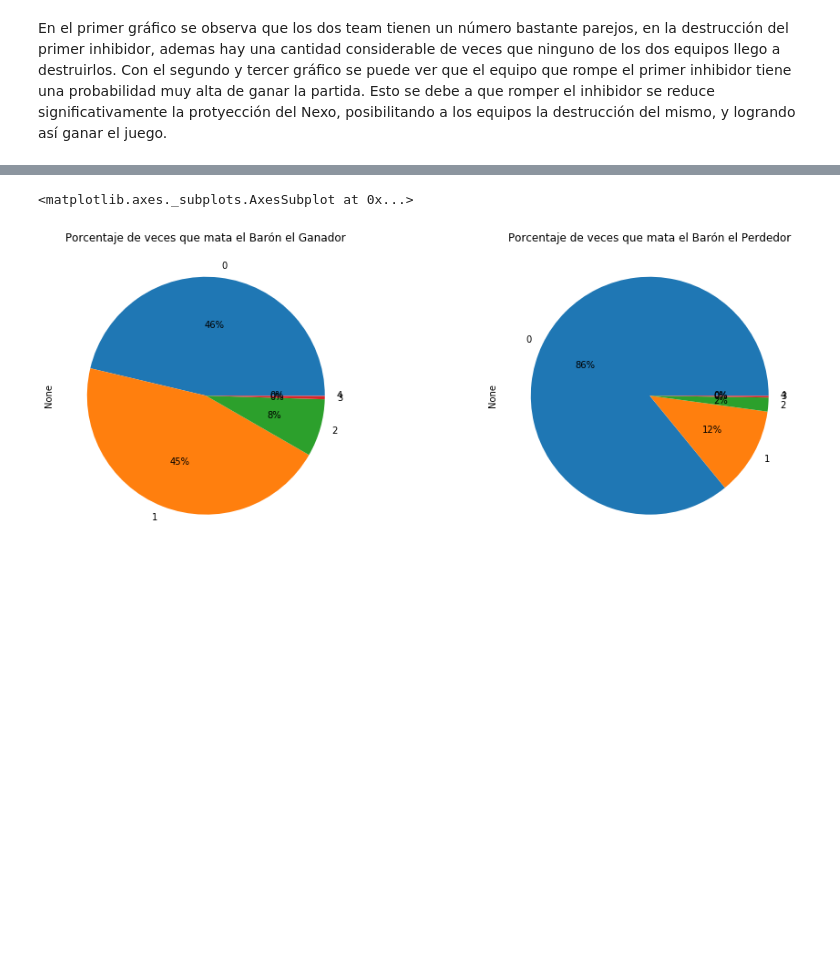
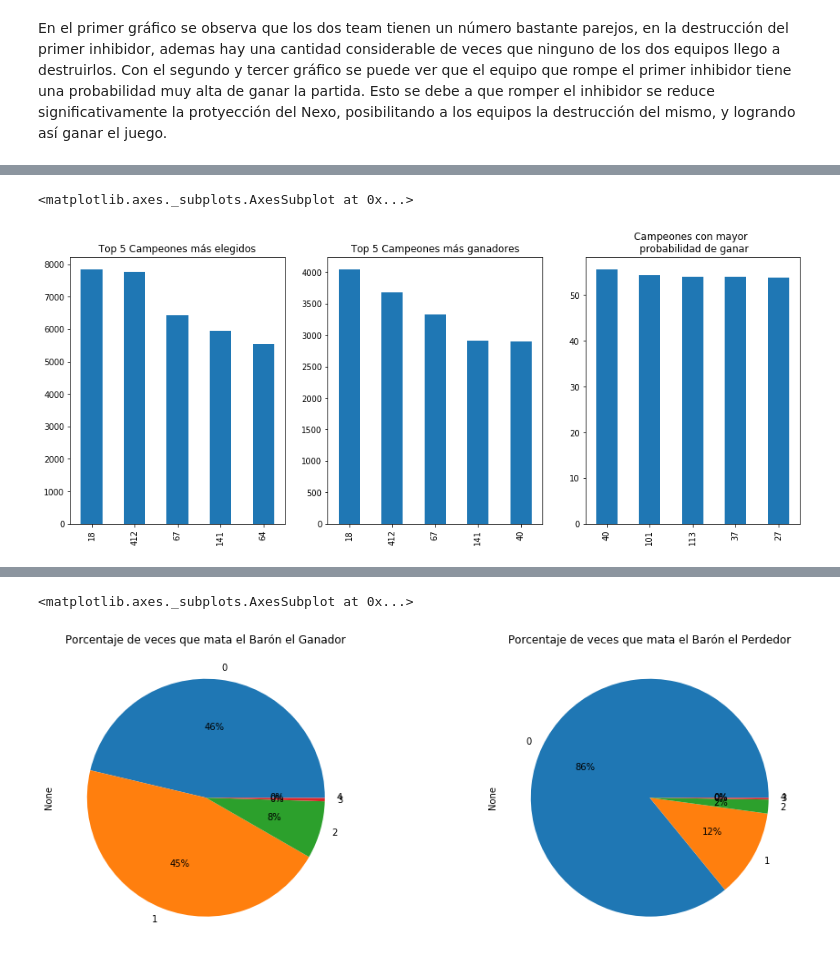
Before and after one commit to J-Manzo/ML_LOL, a Jupyter notebook: tp1_exploration.ipynb, the cells around one changed output, grey strips where cells are left out. Drawn from its saved outputs; the diff is of its cells as text; code cells hidden in the pictures; blank space fills up the shorter version.

Commit message:
Punto 2 - Análisis de variables: campeones seleccionados por los usuarios.

```diff
--- a/tp1_exploration.ipynb
+++ b/tp1_exploration.ipynb
@@ -594,0 +575,34 @@ ax[2].set_title('% de veces que ganó el \n equipo que asesinó el primer Baron'
+# %%
+f,ax=plt.subplots(1,3,figsize=(16,6))
+
+ax[0].set_title('Top 5 Campeones más elegidos')
+selected_champions = pandas.Series([train.t1_champ1id.value_counts().sort_index(),
+                                    train.t1_champ2id.value_counts().sort_index(),
+                                    train.t1_champ3id.value_counts().sort_index(),
+                                    train.t1_champ4id.value_counts().sort_index(),
+                                    train.t1_champ5id.value_counts().sort_index(),
+                                    train.t2_champ1id.value_counts().sort_index(),
+                                    train.t2_champ2id.value_counts().sort_index(),
+                                    train.t2_champ3id.value_counts().sort_index(),
+                                    train.t2_champ4id.value_counts().sort_index(),
+                                    train.t2_champ5id.value_counts().sort_index()])
+selected_champions.sum().sort_values(0, False)[:5].plot.bar(ax=ax[0])
+
+ax[1].set_title('Top 5 Campeones más ganadores')
+winner_champions = pandas.Series([train[train.winner == 1].t1_champ1id.value_counts().sort_index(),
+                                    train[train.winner == 1].t1_champ2id.value_counts().sort_index(),
+                                    train[train.winner == 1].t1_champ3id.value_counts().sort_index(),
+                                    train[train.winner == 1].t1_champ4id.value_counts().sort_index(),
+                                    train[train.winner == 1].t1_champ5id.value_counts().sort_index(),
+                                    train[train.winner == 2].t2_champ1id.value_counts().sort_index(),
+                                    train[train.winner == 2].t2_champ2id.value_counts().sort_index(),
+                                    train[train.winner == 2].t2_champ3id.value_counts().sort_index(),
+                                    train[train.winner == 2].t2_champ4id.value_counts().sort_index(),
+                                    train[train.winner == 2].t2_champ5id.value_counts().sort_index()])
+winner_champions.sum().sort_values(0, False)[:5].plot.bar(ax=ax[1])
+
+ax[2].set_title('Campeones con mayor \n probabilidad de ganar')
+(100 * winner_champions.sum() / selected_champions.sum()).sort_values(0, False)[:5].plot.bar(ax=ax[2])
+# %% [output]
+<matplotlib.axes._subplots.AxesSubplot at 0x...>
+[figure, added]
```
Also changed, not shown: parts of 7 cells of this notebook, 1 other file.
